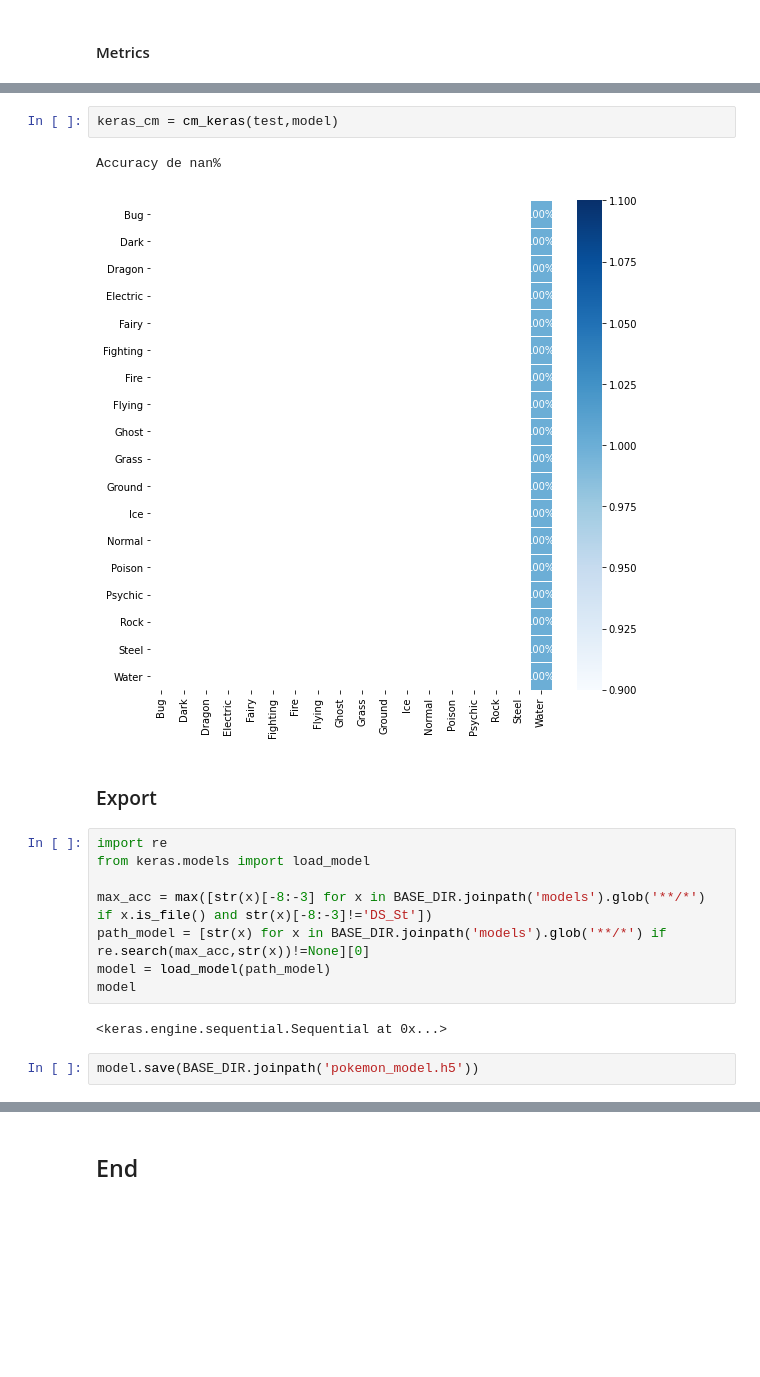
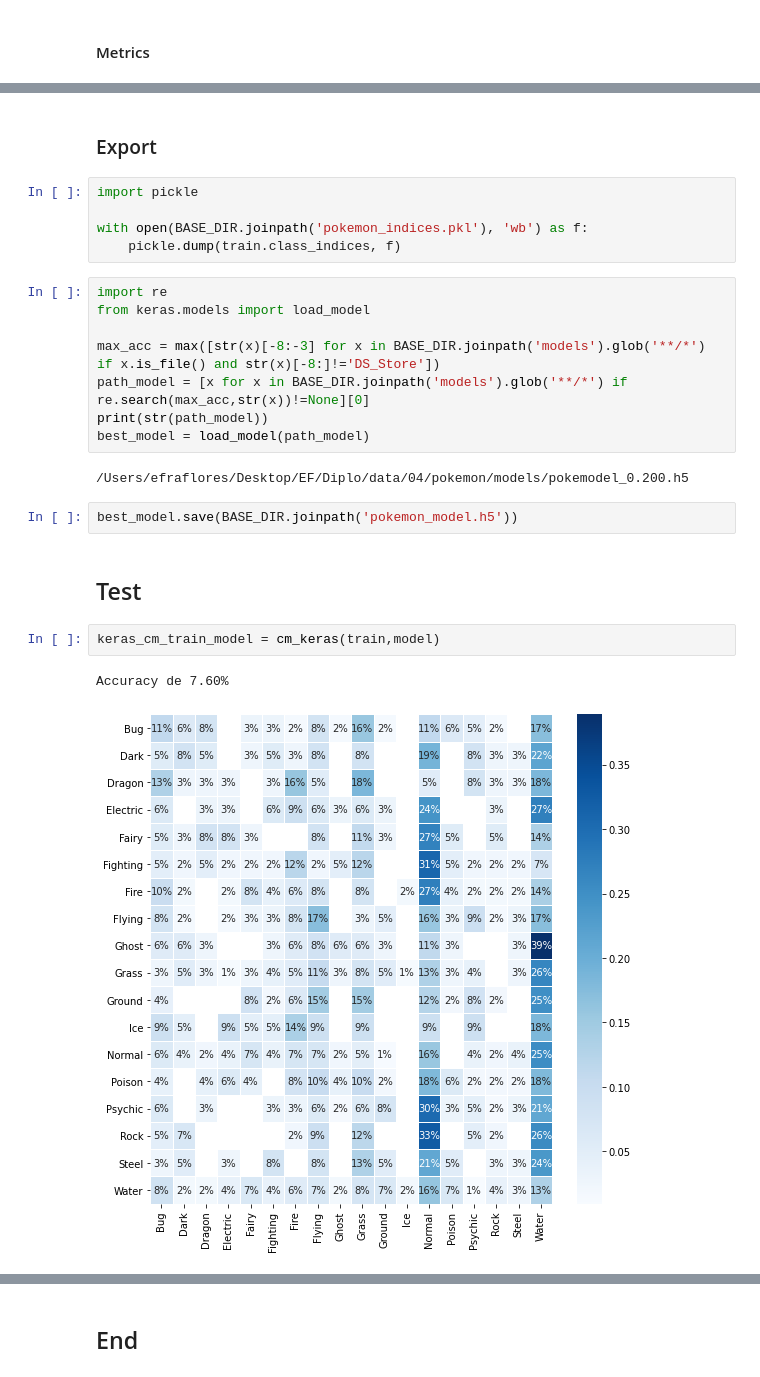
Before and after one commit to Afroefras/diplo, a Jupyter notebook: notebooks/practice/0402_pokemon_model.ipynb, the cells around one changed output, grey strips where cells are left out. Cells and saved outputs as stored; diff of their text form; blank space fills up the shorter version.

```diff
--- a/notebooks/practice/0402_pokemon_model.ipynb
+++ b/notebooks/practice/0402_pokemon_model.ipynb
@@ -303,19 +304,26 @@ plot_metrics(train_history)
-# %%
-keras_cm = cm_keras(test,model)
-# %% [output]
-Accuracy de nan%
-[figure, removed]
 # %% [markdown]
 ### Export
+# %%
+import pickle
+
+with open(BASE_DIR.joinpath('pokemon_indices.pkl'), 'wb') as f:
+    pickle.dump(train.class_indices, f)
 # %%
 import re
 from keras.models import load_model
 
-max_acc = max([str(x)[-8:-3] for x in BASE_DIR.joinpath('models').glob('**/*') if x.is_file() and str(x)[-8:-3]!='DS_St'])
-path_model = [str(x) for x in BASE_DIR.joinpath('models').glob('**/*') if re.search(max_acc,str(x))!=None][0]
-model = load_model(path_model)
-model
+max_acc = max([str(x)[-8:-3] for x in BASE_DIR.joinpath('models').glob('**/*') if x.is_file() and str(x)[-8:]!='DS_Store'])
+path_model = [x for x in BASE_DIR.joinpath('models').glob('**/*') if re.search(max_acc,str(x))!=None][0]
+print(str(path_model))
+best_model = load_model(path_model)
 # %% [output]
-<keras.engine.sequential.Sequential at 0x...>
+/Users/efraflores/Desktop/EF/Diplo/data/04/pokemon/models/pokemodel_0.200.h5
 # %%
-model.save(BASE_DIR.joinpath('pokemon_model.h5'))
+best_model.save(BASE_DIR.joinpath('pokemon_model.h5'))
+# %% [markdown]
+## Test
+# %%
+keras_cm_train_model = cm_keras(train,model)
+# %% [output]
+Accuracy de 7.60%
+[figure, added]
```
Also changed, not shown: parts of 23 cells of this notebook, 1 other file.
